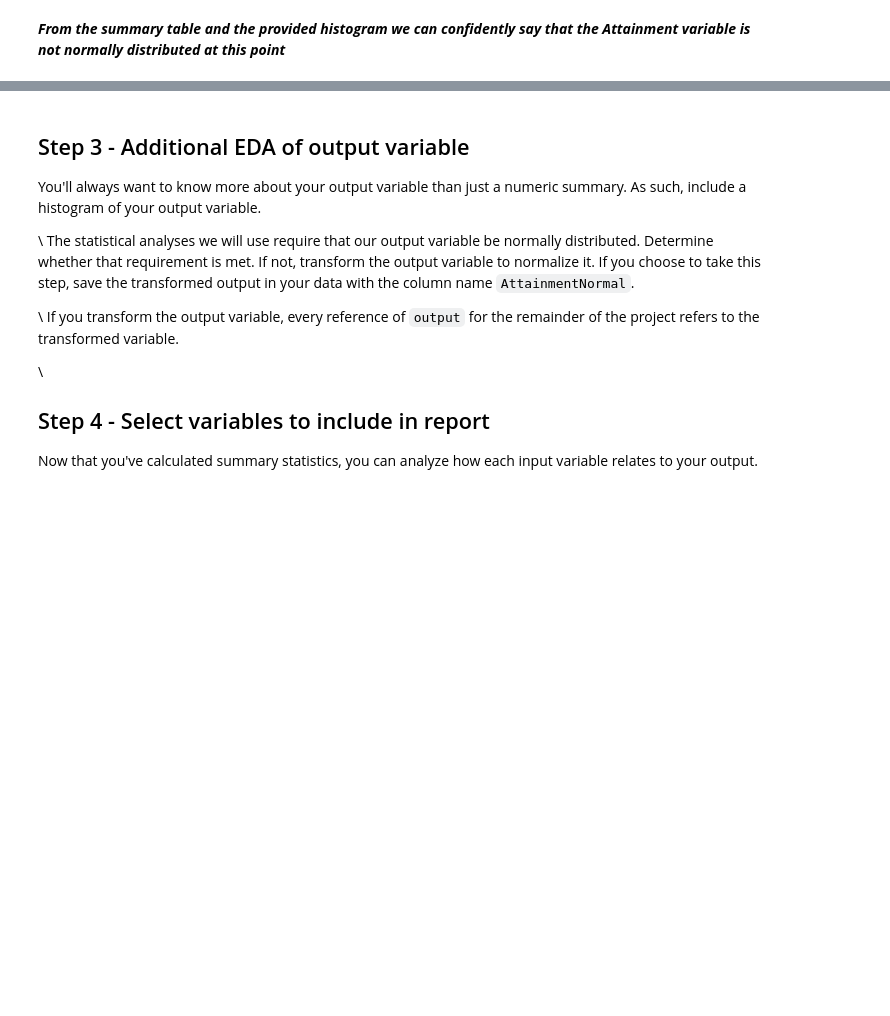
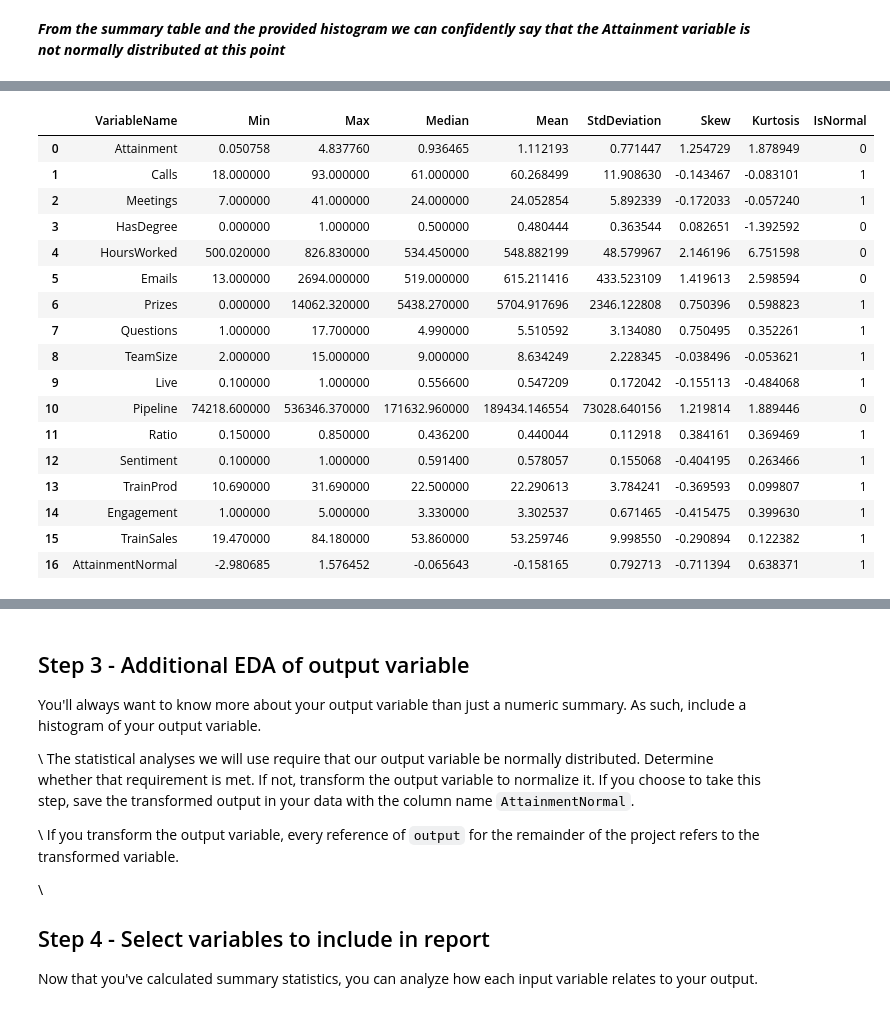
Before and after one commit to krashby4/is115final, a Jupyter notebook: Final_Fall20_Kyler_Ashby_workinprogress.ipynb, the cells around one changed output, grey strips where cells are left out. Saved outputs shown, nothing was run; the diff lists cells and outputs as text; code cells hidden in the pictures; blank space fills up the shorter version.

```diff
--- a/Final_Fall20_Kyler_Ashby_workinprogress.ipynb
+++ b/Final_Fall20_Kyler_Ashby_workinprogress.ipynb
@@ -160,0 +176,21 @@ plt.show()
+# %%
+basic_eda(sales_df)
+# %% [output]
+|  | VariableName | Min | Max | Median | Mean | StdDeviation | Skew | Kurtosis | IsNormal |
+| 0 | Attainment | 0.050758 | 4.837760 | 0.936465 | 1.112193 | 0.771447 | 1.254729 | 1.878949 | 0 |
+| 1 | Calls | 18.000000 | 93.000000 | 61.000000 | 60.268499 | 11.908630 | -0.143467 | -0.083101 | 1 |
+| 2 | Meetings | 7.000000 | 41.000000 | 24.000000 | 24.052854 | 5.892339 | -0.172033 | -0.057240 | 1 |
+| 3 | HasDegree | 0.000000 | 1.000000 | 0.500000 | 0.480444 | 0.363544 | 0.082651 | -1.392592 | 0 |
+| 4 | HoursWorked | 500.020000 | 826.830000 | 534.450000 | 548.882199 | 48.579967 | 2.146196 | 6.751598 | 0 |
+| 5 | Emails | 13.000000 | 2694.000000 | 519.000000 | 615.211416 | 433.523109 | 1.419613 | 2.598594 | 0 |
+| 6 | Prizes | 0.000000 | 14062.320000 | 5438.270000 | 5704.917696 | 2346.122808 | 0.750396 | 0.598823 | 1 |
+| 7 | Questions | 1.000000 | 17.700000 | 4.990000 | 5.510592 | 3.134080 | 0.750495 | 0.352261 | 1 |
+| 8 | TeamSize | 2.000000 | 15.000000 | 9.000000 | 8.634249 | 2.228345 | -0.038496 | -0.053621 | 1 |
+| 9 | Live | 0.100000 | 1.000000 | 0.556600 | 0.547209 | 0.172042 | -0.155113 | -0.484068 | 1 |
+| 10 | Pipeline | 74218.600000 | 536346.370000 | 171632.960000 | 189434.146554 | 73028.640156 | 1.219814 | 1.889446 | 0 |
+| 11 | Ratio | 0.150000 | 0.850000 | 0.436200 | 0.440044 | 0.112918 | 0.384161 | 0.369469 | 1 |
+| 12 | Sentiment | 0.100000 | 1.000000 | 0.591400 | 0.578057 | 0.155068 | -0.404195 | 0.263466 | 1 |
+| 13 | TrainProd | 10.690000 | 31.690000 | 22.500000 | 22.290613 | 3.784241 | -0.369593 | 0.099807 | 1 |
+| 14 | Engagement | 1.000000 | 5.000000 | 3.330000 | 3.302537 | 0.671465 | -0.415475 | 0.399630 | 1 |
+| 15 | TrainSales | 19.470000 | 84.180000 | 53.860000 | 53.259746 | 9.998550 | -0.290894 | 0.122382 | 1 |
+| 16 | AttainmentNormal | -2.980685 | 1.576452 | -0.065643 | -0.158165 | 0.792713 | -0.711394 | 0.638371 | 1 |
```
Also changed, not shown: parts of 5 cells of this notebook.
